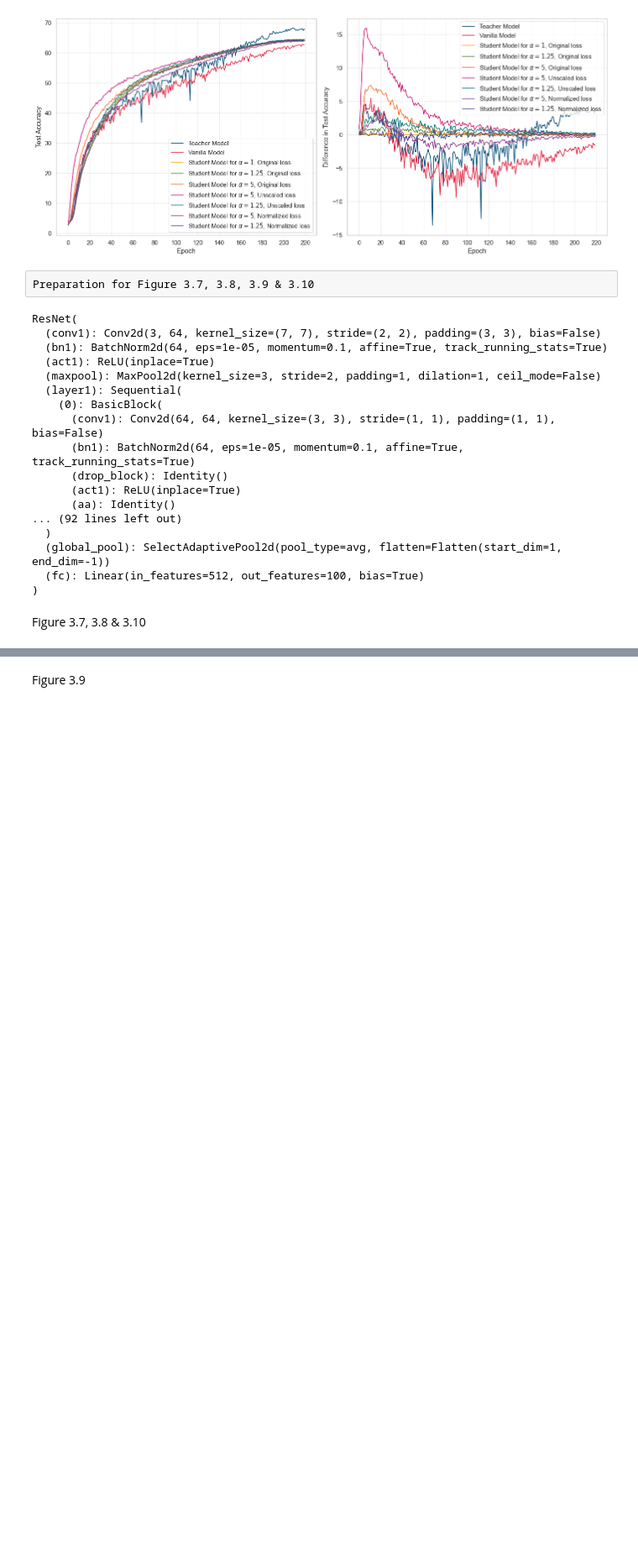
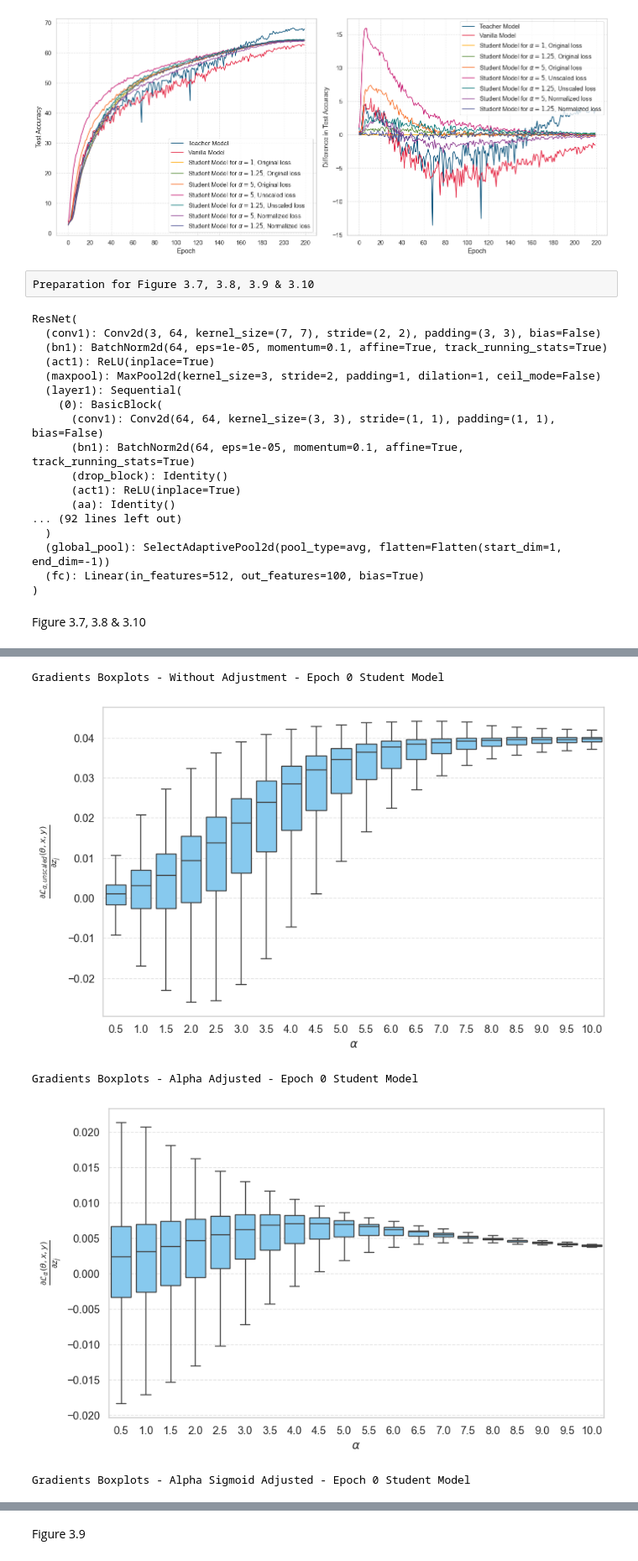
Before and after one commit to Maertine/pytorch-image-models, a Jupyter notebook: tmi/Graphs.ipynb, the cells around one changed output, grey strips where cells are left out. Shown at 84% size. Drawn from its saved outputs; the diff is of its cells as text; code cells hidden in the pictures; blank space fills up the shorter version.

Commit message:
Adding Graphs file

```diff
--- a/tmi/Graphs.ipynb
+++ b/tmi/Graphs.ipynb
@@ -727,0 +782,36 @@ Gradients Boxplots - Alpha Sigmoid Adjusted - Epoch 0 Student Model
+# %%
+def gradient_plot_no_labels(student_model,teacher_model,title_adjusted,temperature=1,baseline=False,advanced_alpha_plot=False,title=True):
+    for batch_idx, (input, target) in enumerate(loader_train):
+        input, target = input.to(device), target.to(device)
+        teacher_output = teacher_model(input)
+        student_output = student_model(input)
+        break
+
+    grads = []
+    alphas = [0.5,0.75,1,1.25,1.5,2,3.5,5,7.5,10]
+    alphas = np.arange(0,10,0.5)+0.5
+    for alpha in alphas:
+        grads.append(renyi_divergence_gradient(student_output,teacher_output,alpha,temperature).reshape(-1).detach().cpu().numpy() * temperature ** 2)
+
+    data = pd.DataFrame({cat: arr for cat, arr in zip(alphas, grads)})
+
+    create_gradient_plot_no_labels(data,alphas,alpha_adjusted=False,title_adjusted=title_adjusted,baseline=baseline,title=title)
+    plt.savefig(f'gradients_boxplot_noadj.pdf')
+    plt.show()
+
+    create_gradient_plot_no_labels(data,alphas,alpha_adjusted=True,title_adjusted=title_adjusted,baseline=baseline,title=title)
+    plt.savefig(f'gradients_boxplot_adjusted.pdf')
+    plt.show()
+
+    if advanced_alpha_plot:
+        create_gradient_plot_no_labels(data,alphas,alpha_adjusted=True,title_adjusted=title_adjusted,baseline=baseline,advanced_alpha_plot=True,title=title)
+        plt.savefig(f'gradients_boxplot_sigmoid.pdf')
+        plt.show()
+# %%
+gradient_plot_no_labels(student_model_epoch0,teacher_model,title_adjusted="Epoch 0",temperature=4,title=False,advanced_alpha_plot=True)
+# %% [output]
+Gradients Boxplots - Without Adjustment - Epoch 0 Student Model
+[figure, added]
+Gradients Boxplots - Alpha Adjusted - Epoch 0 Student Model
+[figure, added]
+Gradients Boxplots - Alpha Sigmoid Adjusted - Epoch 0 Student Model
```
Also changed, not shown: parts of 9 cells of this notebook.
